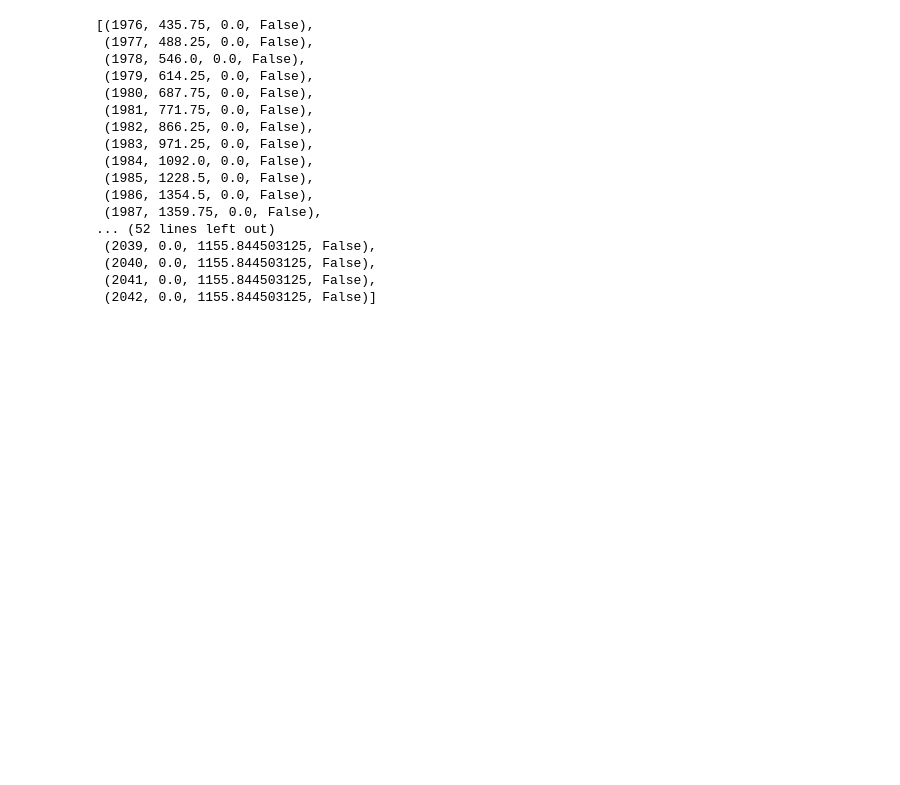
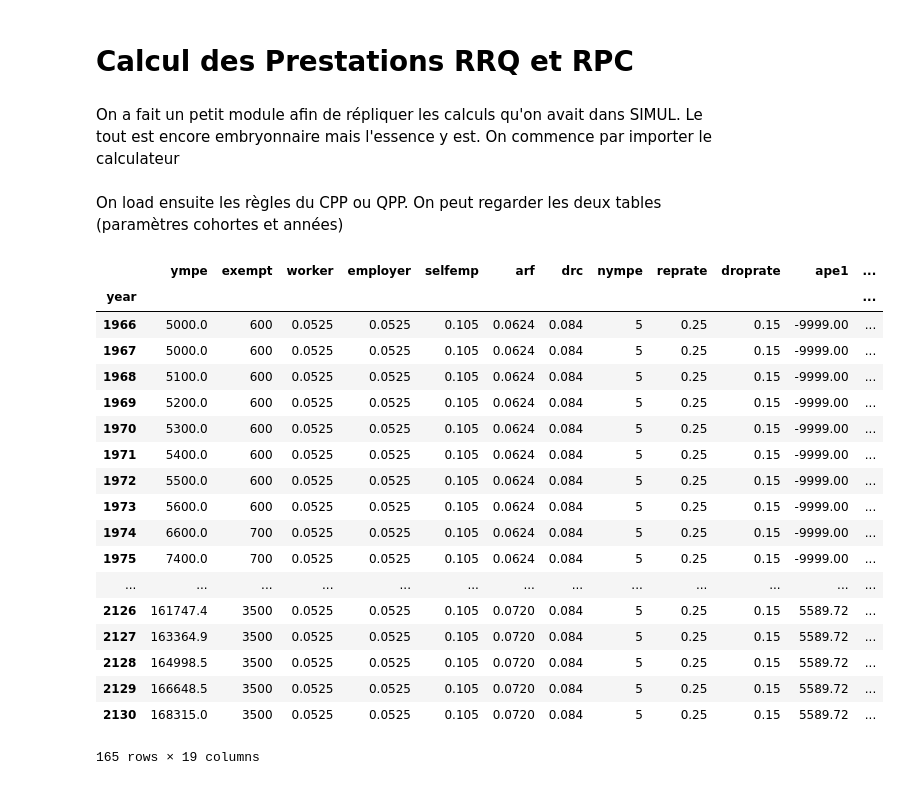
Before and after one commit to CREEi-models/cpp, a Jupyter notebook: TestCPP.ipynb, the cells around one changed output. Saved outputs shown, nothing was run; the diff lists cells and outputs as text; code cells hidden in the pictures; blank space fills up the shorter version.

```diff
--- a/TestCPP.ipynb
+++ b/TestCPP.ipynb
@@ -1,5 +1,31 @@
+# %% [markdown]
+# Calcul des Prestations RRQ et RPC
+# %% [markdown]
+On a fait un petit module afin de répliquer les calculs qu'on avait dans SIMUL. Le tout est encore embryonnaire mais l'essence y est. On commence par importer le calculateur
 # %%
 from calculators import cpp
+# %% [markdown]
+On load ensuite les règles du CPP ou QPP. On peut regarder les deux tables (paramètres cohortes et années)
 # %%
 qpp = cpp.rules(qpp=True)
-pc = cpp.account(1958,rules=qpp)
+qpp.yrspars
+# %% [output]
+|  | ympe | exempt | worker | employer | selfemp | arf | drc | nympe | reprate | droprate | ape1 | ... |
+| year |  |  |  |  |  |  |  |  |  |  |  | ... |
+| 1966 | 5000.0 | 600 | 0.0525 | 0.0525 | 0.105 | 0.0624 | 0.084 | 5 | 0.25 | 0.15 | -9999.00 | ... |
+| 1967 | 5000.0 | 600 | 0.0525 | 0.0525 | 0.105 | 0.0624 | 0.084 | 5 | 0.25 | 0.15 | -9999.00 | ... |
+| 1968 | 5100.0 | 600 | 0.0525 | 0.0525 | 0.105 | 0.0624 | 0.084 | 5 | 0.25 | 0.15 | -9999.00 | ... |
+| 1969 | 5200.0 | 600 | 0.0525 | 0.0525 | 0.105 | 0.0624 | 0.084 | 5 | 0.25 | 0.15 | -9999.00 | ... |
+| 1970 | 5300.0 | 600 | 0.0525 | 0.0525 | 0.105 | 0.0624 | 0.084 | 5 | 0.25 | 0.15 | -9999.00 | ... |
+| 1971 | 5400.0 | 600 | 0.0525 | 0.0525 | 0.105 | 0.0624 | 0.084 | 5 | 0.25 | 0.15 | -9999.00 | ... |
+| 1972 | 5500.0 | 600 | 0.0525 | 0.0525 | 0.105 | 0.0624 | 0.084 | 5 | 0.25 | 0.15 | -9999.00 | ... |
+| 1973 | 5600.0 | 600 | 0.0525 | 0.0525 | 0.105 | 0.0624 | 0.084 | 5 | 0.25 | 0.15 | -9999.00 | ... |
+| 1974 | 6600.0 | 700 | 0.0525 | 0.0525 | 0.105 | 0.0624 | 0.084 | 5 | 0.25 | 0.15 | -9999.00 | ... |
+| 1975 | 7400.0 | 700 | 0.0525 | 0.0525 | 0.105 | 0.0624 | 0.084 | 5 | 0.25 | 0.15 | -9999.00 | ... |
+| ... | ... | ... | ... | ... | ... | ... | ... | ... | ... | ... | ... | ... |
+| 2126 | 161747.4 | 3500 | 0.0525 | 0.0525 | 0.105 | 0.0720 | 0.084 | 5 | 0.25 | 0.15 | 5589.72 | ... |
+| 2127 | 163364.9 | 3500 | 0.0525 | 0.0525 | 0.105 | 0.0720 | 0.084 | 5 | 0.25 | 0.15 | 5589.72 | ... |
+| 2128 | 164998.5 | 3500 | 0.0525 | 0.0525 | 0.105 | 0.0720 | 0.084 | 5 | 0.25 | 0.15 | 5589.72 | ... |
+| 2129 | 166648.5 | 3500 | 0.0525 | 0.0525 | 0.105 | 0.0720 | 0.084 | 5 | 0.25 | 0.15 | 5589.72 | ... |
+| 2130 | 168315.0 | 3500 | 0.0525 | 0.0525 | 0.105 | 0.0720 | 0.084 | 5 | 0.25 | 0.15 | 5589.72 | ... |
+165 rows × 19 columns
@@ -17,20 +31,0 @@ for a in range(18,85):
-# %%
-[(pc.history[p].year,pc.history[p].contrib,pc.history[p].ownben,pc.history[p].kids) for p in range(pc.nrecord)]
-# %% [output]
-[(1976, 435.75, 0.0, False),
- (1977, 488.25, 0.0, False),
- (1978, 546.0, 0.0, False),
- (1979, 614.25, 0.0, False),
- (1980, 687.75, 0.0, False),
- (1981, 771.75, 0.0, False),
- (1982, 866.25, 0.0, False),
- (1983, 971.25, 0.0, False),
- (1984, 1092.0, 0.0, False),
- (1985, 1228.5, 0.0, False),
- (1986, 1354.5, 0.0, False),
- (1987, 1359.75, 0.0, False),
-... (52 lines left out)
- (2039, 0.0, 1155.844503125, False),
- (2040, 0.0, 1155.844503125, False),
- (2041, 0.0, 1155.844503125, False),
- (2042, 0.0, 1155.844503125, False)]
```
Also changed, not shown: parts of 13 cells of this notebook, 2 other files.
